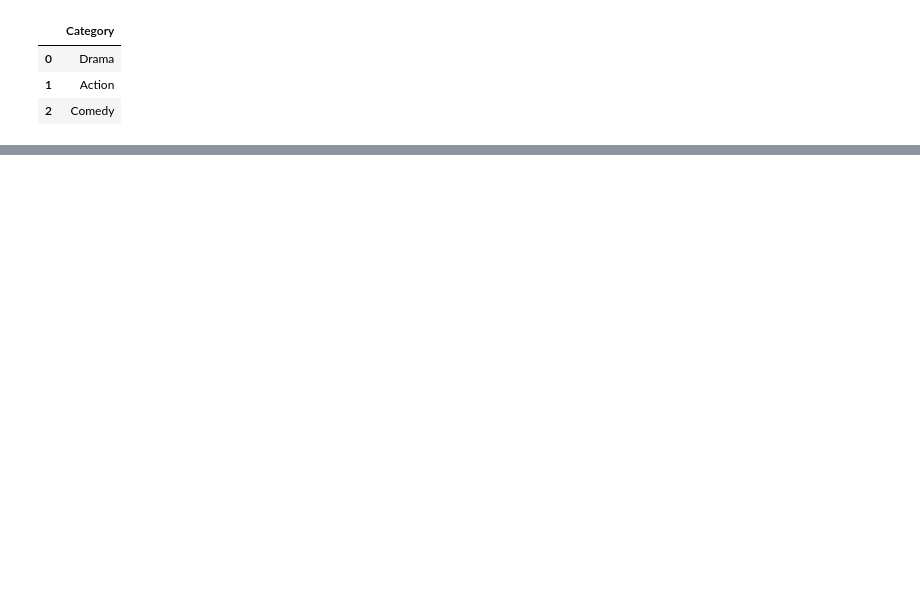
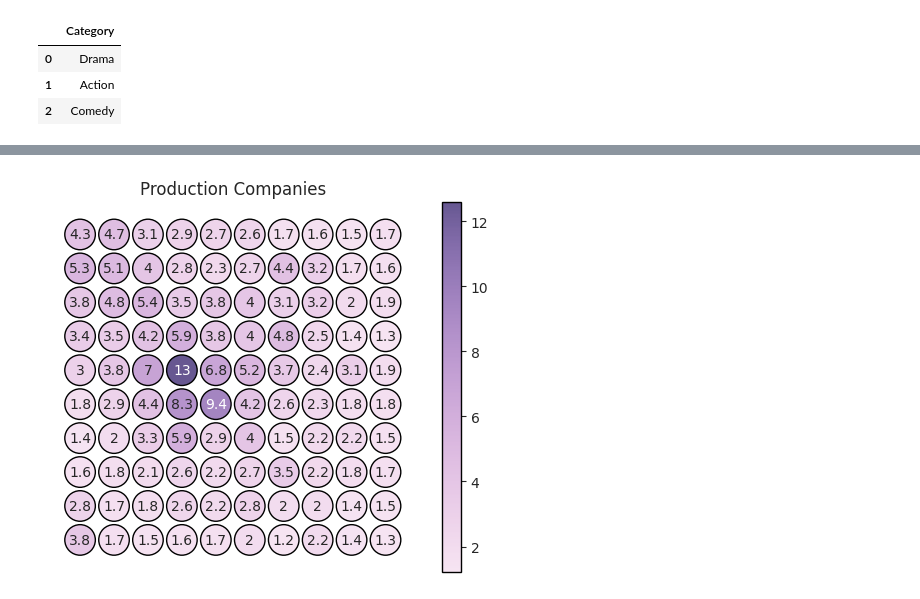
Before and after one commit to pdomins/unsupervised-learning, a Jupyter notebook: kohonen_runs_genre.ipynb, the cells around one changed output, grey strips where cells are left out. Drawn from its saved outputs; the diff is of its cells as text; code cells hidden in the pictures; blank space fills up the shorter version.

Commit message:
feat: run kohonen configs

```diff
--- a/kohonen_runs_genre.ipynb
+++ b/kohonen_runs_genre.ipynb
@@ -484,0 +485,17 @@ metrics(per_label_conf_mat)
+# %%
+production_comp_mat = np.zeros((kohonen_net.k, kohonen_net.k), dtype=float)
+for i in range(kohonen_net.k):
+    for j in range(kohonen_net.k):
+        curr_neu = (i, j)
+        cell_sum = 0
+        cell_count = 0
+        if curr_neu in act_map:
+            for idx, sample in original_df.iloc[act_map[curr_neu]].iterrows():
+                cell_sum += sample["production_companies"]
+                cell_count += 1
+        if cell_count != 0:
+            production_comp_mat[i, j] = cell_sum / cell_count
+# %%
+plot_mat(kohonen_net, production_comp_mat, "Production Companies", "{:.2g}")
+# %% [output]
+[figure, added]
```
Also changed, not shown: parts of 31 cells of this notebook, 1 other file.
